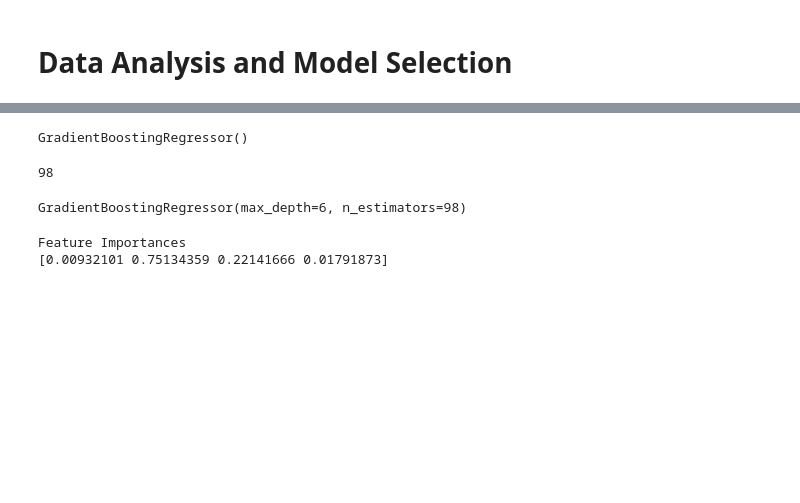
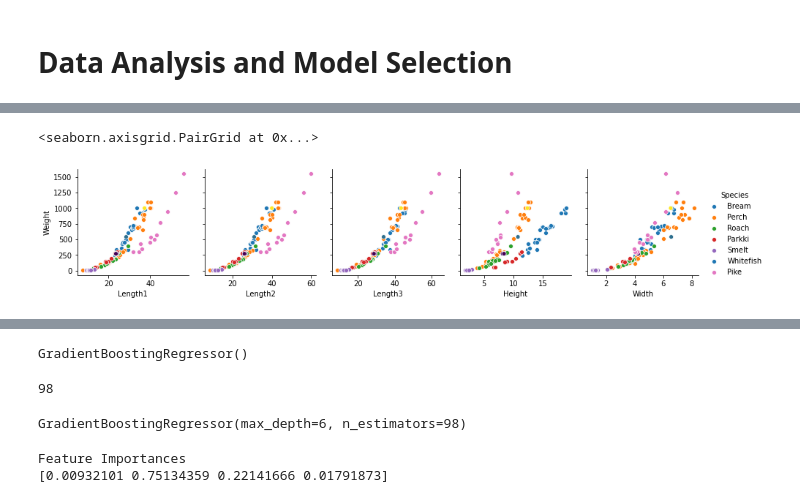
Before and after one commit to sheetalbongale/Fish-Weight-Prediction-Machine-Learning, a Jupyter notebook: notebooks/model_selection.ipynb, the cells around one changed output, grey strips where cells are left out. Cells and saved outputs as stored; diff of their text form; code cells hidden in the pictures; blank space fills up the shorter version.

```diff
--- a/notebooks/model_selection.ipynb
+++ b/notebooks/model_selection.ipynb
@@ -22,0 +81,10 @@ from joblib import load
+# %%
+sns.pairplot(
+    data=fish_data,
+    x_vars=["Length1", "Length2", "Length3", "Height", "Width"],
+    y_vars="Weight",
+    hue="Species",
+)
+# %% [output]
+<seaborn.axisgrid.PairGrid at 0x...>
+[figure, added]
```
Also changed, not shown: parts of 18 cells of this notebook, 2 other files.
